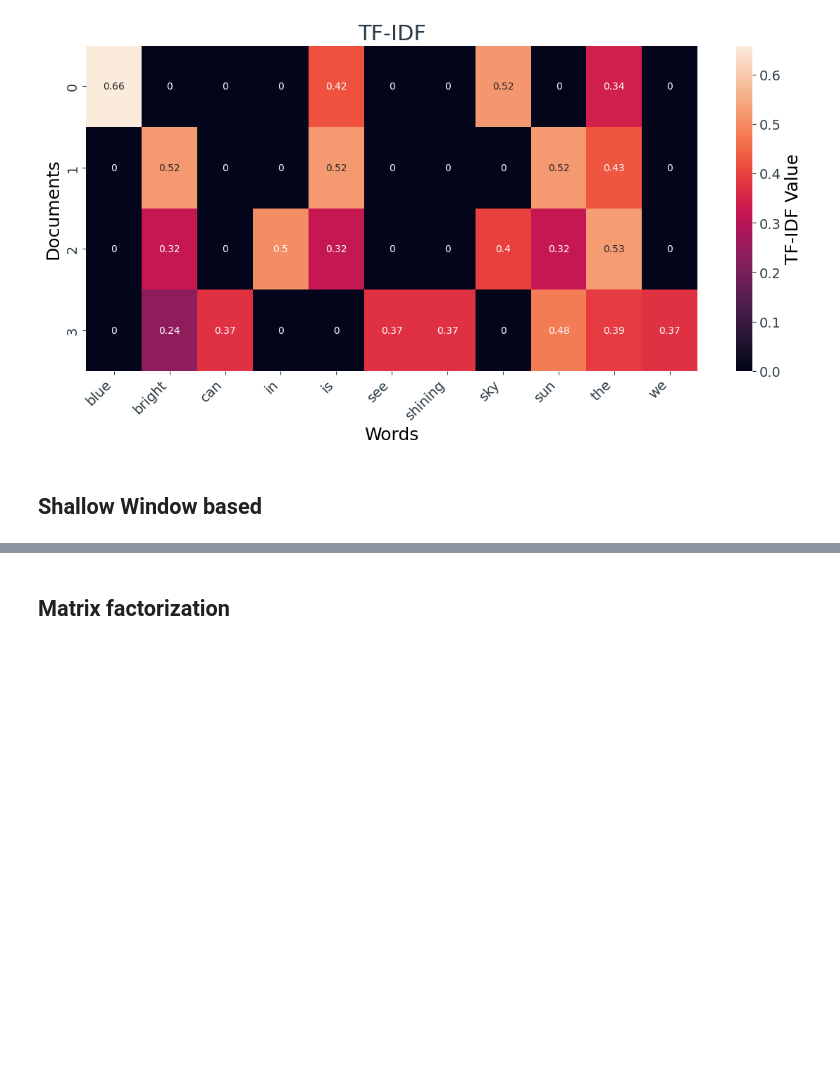
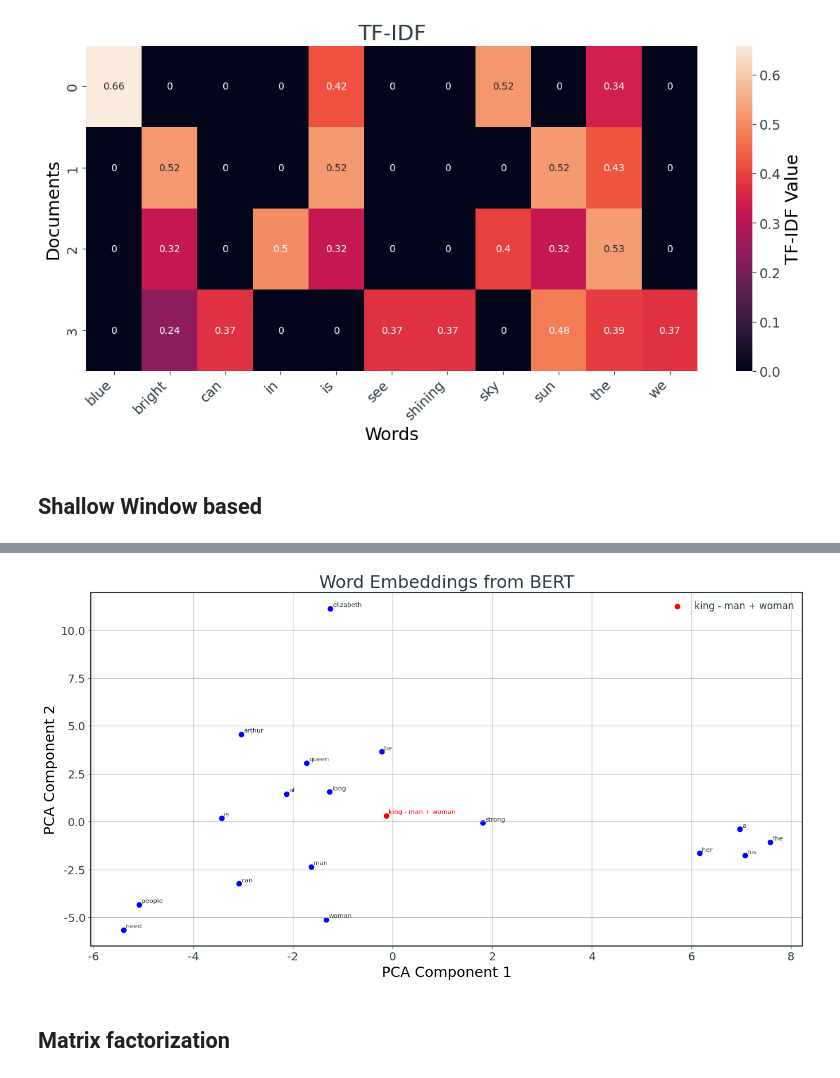
Before and after one commit to micheledinelli/text-distances, a Jupyter notebook: text-representation-analysis.ipynb, the cells around one changed output, grey strips where cells are left out. Saved outputs shown, nothing was run; the diff lists cells and outputs as text; code cells hidden in the pictures; blank space fills up the shorter version.

```diff
--- a/text-representation-analysis.ipynb
+++ b/text-representation-analysis.ipynb
@@ -374,0 +327,80 @@ Some weights of the model checkpoint at bert-base-uncased were not used when ini
+# %%
+import numpy as np
+from sklearn.decomposition import PCA
+import matplotlib.pyplot as plt
+from transformers import BertTokenizer, BertModel
+import torch
+
+# Load pre-trained BERT model and tokenizer
+model_name = 'bert-base-uncased'
+tokenizer = BertTokenizer.from_pretrained(model_name)
+model = BertModel.from_pretrained(model_name)
+
+# List of example documents
+documents = [
+    "the king is a man of the people",
+    "a woman can be a queen",
+    "the king need his queen",
+    "the queen need her king",
+    "queen is a strong woman",
+    "a king is a man",
+    "queen elizabeth is a woman",
+    "king arthur is a man"
+]
+
+# Extract unique words from all documents
+unique_words = set()
+for doc in documents:
+    tokens = tokenizer.tokenize(doc)
+    unique_words.update(tokens)
+
+# Encode unique words and extract word embeddings
+word_embeddings = []
+tokens_list = []
+for word in unique_words:
+    token_ids = tokenizer.convert_tokens_to_ids([word])  # Pass token as list to ensure it's 2D tensor
+    input_ids = torch.tensor([token_ids])
+
+    with torch.no_grad():
+        outputs = model(input_ids)
+        last_hidden_states = outputs.last_hidden_state
+
+    word_embedding = last_hidden_states.squeeze().numpy()  # Take the embedding of the first token (CLS token)
+    if not np.all(np.isnan(word_embedding)):
+        word_embeddings.append(word_embedding)
+        tokens_list.append(word)
+
+# Stack the embeddings of all unique words
+stacked_embeddings = np.stack(word_embeddings)
+
+# Perform PCA to reduce dimensionality to 2 dimensions
+pca = PCA(n_components=2)
+word_embeddings_2d = pca.fit_transform(stacked_embeddings)
+
+# Find embeddings for "king," "man," and "woman"
+king_embedding = word_embeddings[tokens_list.index("king")]
+man_embedding = word_embeddings[tokens_list.index("man")]
+woman_embedding = word_embeddings[tokens_list.index("woman")]
+
+# Perform the operation: king - man + woman
+new_embedding = king_embedding - man_embedding + woman_embedding
+
+# Plot word embeddings in 2D space
+plt.figure(figsize=(16, 8))
+plt.scatter(word_embeddings_2d[:, 0], word_embeddings_2d[:, 1], color='b')
+
+# Annotate each point with the corresponding token
+for i, token in enumerate(tokens_list):
+    plt.annotate(token, (word_embeddings_2d[i, 0] + 0.05, word_embeddings_2d[i, 1] + 0.1), fontsize=8)
+
+# Annotate the new embedding
+plt.scatter(new_embedding[0], new_embedding[1], color='r', label='king - man + woman')
+plt.annotate('king - man + woman', (new_embedding[0] + 0.05, new_embedding[1] + 0.1), fontsize=8, color='r')
+
+plt.xlabel('PCA Component 1')
+plt.ylabel('PCA Component 2')
+plt.title('Word Embeddings from BERT')
+plt.legend()
+plt.grid(True)
+plt.show()
+# %% [output]
@@ -375,3 +410,4 @@ Some weights of the model checkpoint at bert-base-uncased were not used when ini
+[figure, added]
 # %% [markdown]
 ## Matrix factorization
 # %%
```
Also changed, not shown: parts of 4 cells of this notebook.
